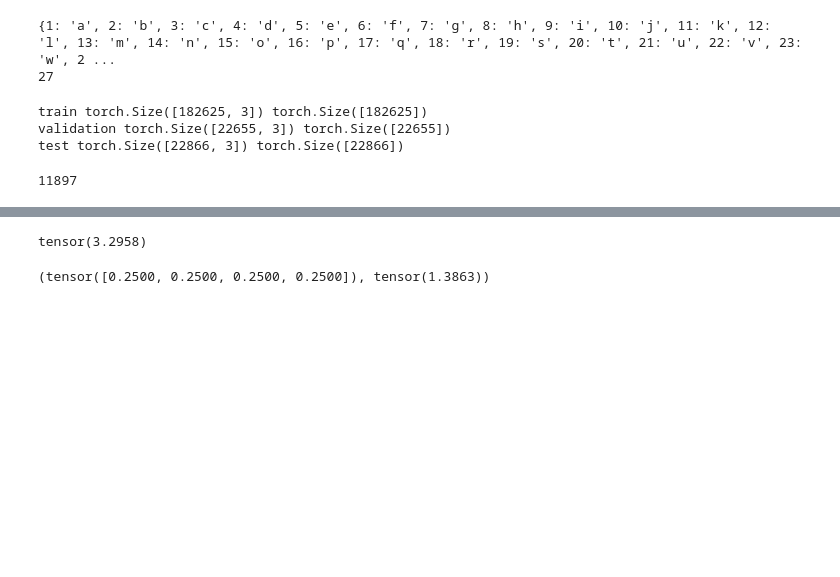
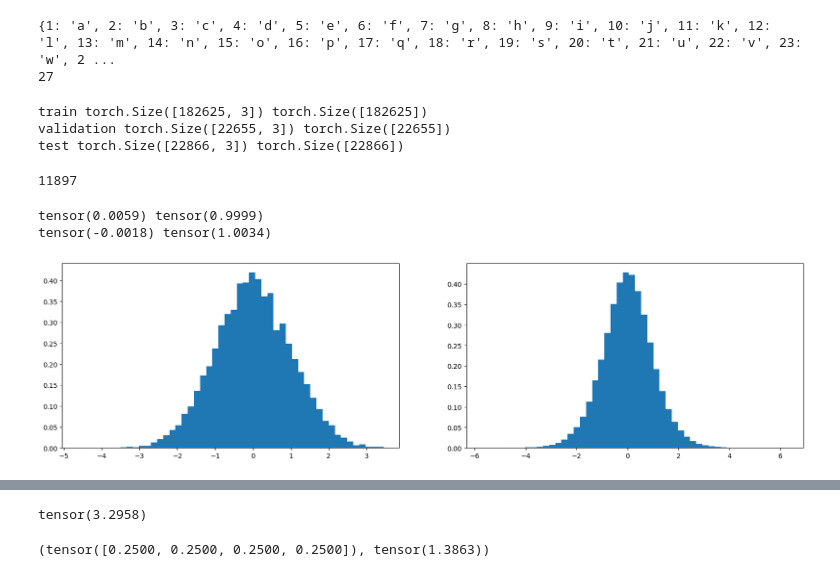
Before and after one commit to charlieroth/karpathy-ai, a Jupyter notebook: makemore-mlp-2.ipynb, the cells around one changed output, grey strips where cells are left out. Drawn from its saved outputs; the diff is of its cells as text; code cells hidden in the pictures; blank space fills up the shorter version.

```diff
--- a/makemore-mlp-2.ipynb
+++ b/makemore-mlp-2.ipynb
@@ -147,6 +171,21 @@ for p in parameters:
     p.requires_grad = True
 # %% [output]
 11897
+# %%
+x = torch.randn((1000, 10), generator=g)
+w = torch.randn((10, 200), generator=g) / math.sqrt(10)
+y = x @ w
+print(x.mean(), x.std())
+print(y.mean(), y.std())
+plt.figure(figsize=(20, 5))
+plt.subplot(121)
+plt.hist(x.view(-1).tolist(), 50, density=True);
+plt.subplot(122)
+plt.hist(y.view(-1).tolist(), 50, density=True);
+# %% [output]
+tensor(0.0059) tensor(0.9999)
+tensor(-0.0018) tensor(1.0034)
+[figure, added]
 # %%
 # optimzation
 max_steps = 200_000
```
Also changed, not shown: parts of 9 cells of this notebook.
